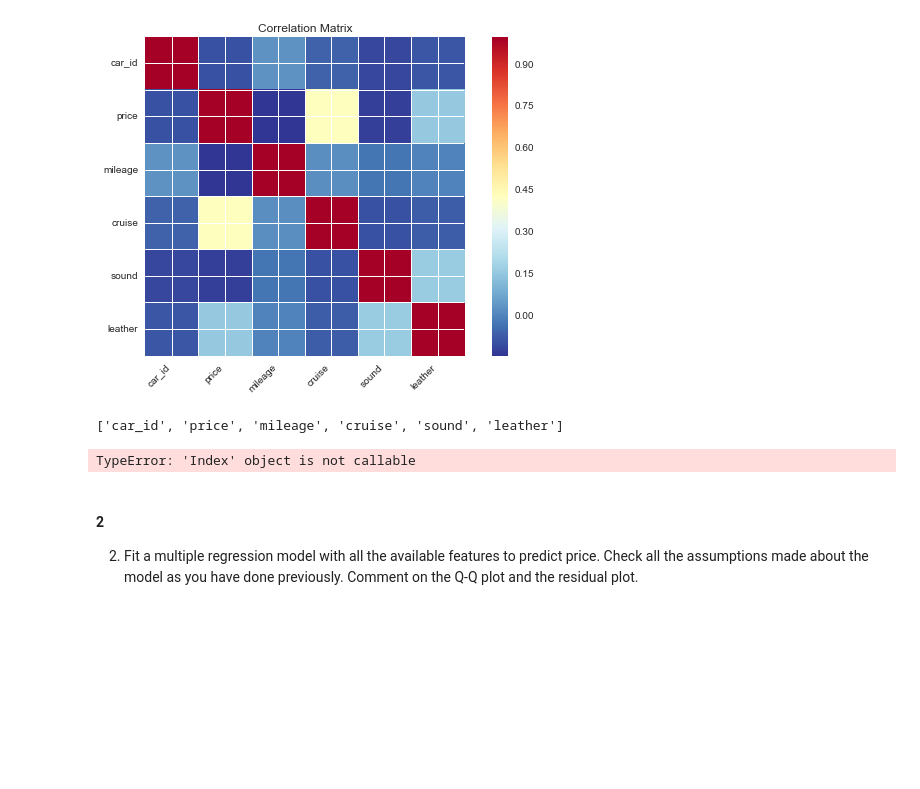
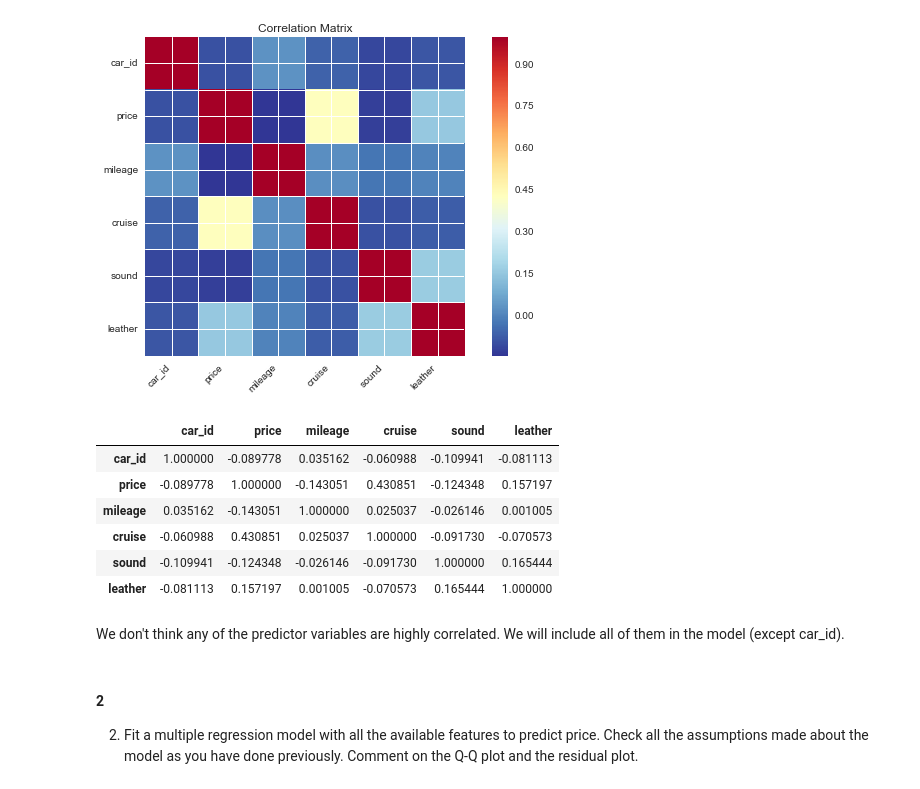
Before and after one commit to carlespoles/DSCI6002-student, a Jupyter notebook: week6/6-4_RegDiag/DSCI6002-6.4-Lab-CarlesPolesMielgo_PranavaPrabhakaran.ipynb, the cells around one changed output. Drawn from its saved outputs; the diff is of its cells as text; code cells hidden in the pictures; blank space fills up the shorter version.

```diff
--- a/week6/6-4_RegDiag/DSCI6002-6.4-Lab-CarlesPolesMielgo_PranavaPrabhakaran.ipynb
+++ b/week6/6-4_RegDiag/DSCI6002-6.4-Lab-CarlesPolesMielgo_PranavaPrabhakaran.ipynb
@@ -502,15 +482,18 @@ sm.graphics.plot_corr(numerics_only.corr(), xnames=numerics_only.columns.tolist(
 # %% [output]
 [figure]
 [figure]
-# %%
-numerics_only.columns.tolist()
-# %% [output]
-['car_id', 'price', 'mileage', 'cruise', 'sound', 'leather']
-# %%
-# http://statsmodels.sourceforge.net/devel/generated/statsmodels.stats.outliers_influence.variance_inflation_factor.html
-variance_inflation_factor(numerics_only.columns(),1)
-# %% [output]
-TypeError: 'Index' object is not callable
+# %%
+numerics_only.corr()
+# %% [output]
+|  | car_id | price | mileage | cruise | sound | leather |
+| car_id | 1.000000 | -0.089778 | 0.035162 | -0.060988 | -0.109941 | -0.081113 |
+| price | -0.089778 | 1.000000 | -0.143051 | 0.430851 | -0.124348 | 0.157197 |
+| mileage | 0.035162 | -0.143051 | 1.000000 | 0.025037 | -0.026146 | 0.001005 |
+| cruise | -0.060988 | 0.430851 | 0.025037 | 1.000000 | -0.091730 | -0.070573 |
+| sound | -0.109941 | -0.124348 | -0.026146 | -0.091730 | 1.000000 | 0.165444 |
+| leather | -0.081113 | 0.157197 | 0.001005 | -0.070573 | 0.165444 | 1.000000 |
+# %% [markdown]
+We don't think any of the predictor variables are highly correlated. We will include all of them in the model (except car_id).
 # %% [markdown]
 #### 2
 2) Fit a multiple regression model with all the available features to predict price. Check all the assumptions made about the model as you have done previously. Comment on the Q-Q plot and the residual plot.
```
Also changed, not shown: parts of 47 cells of this notebook.
